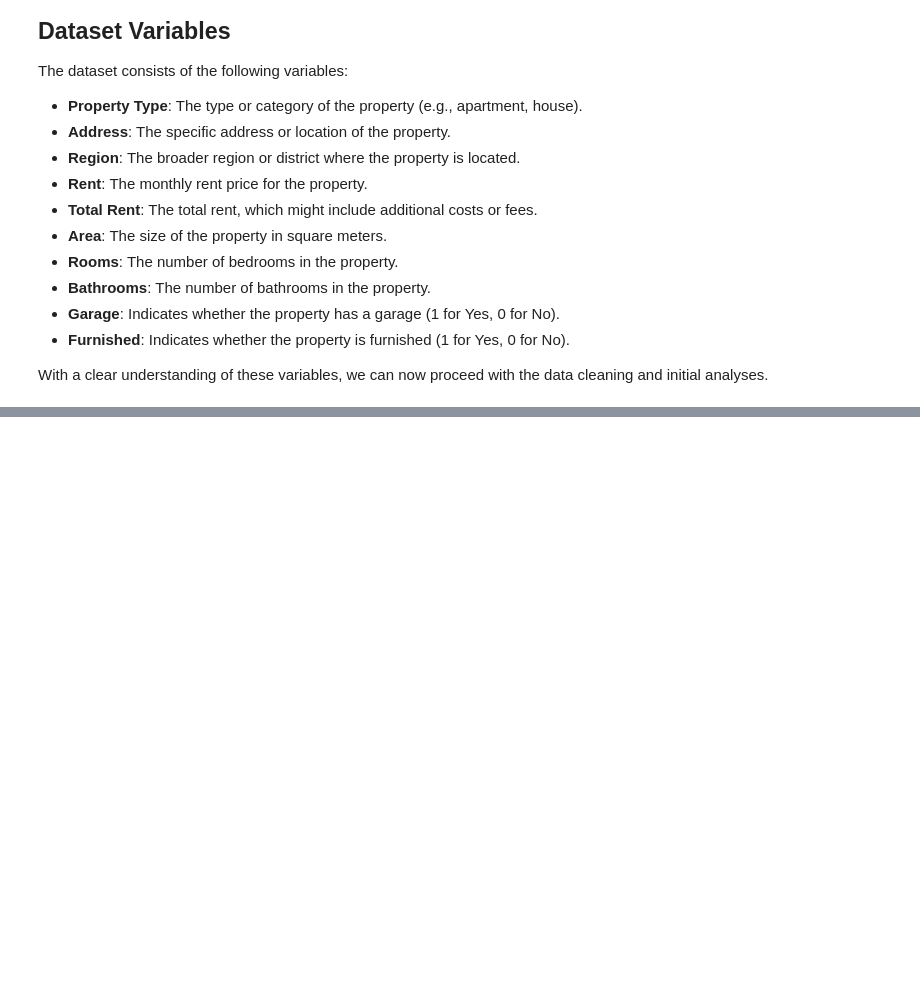
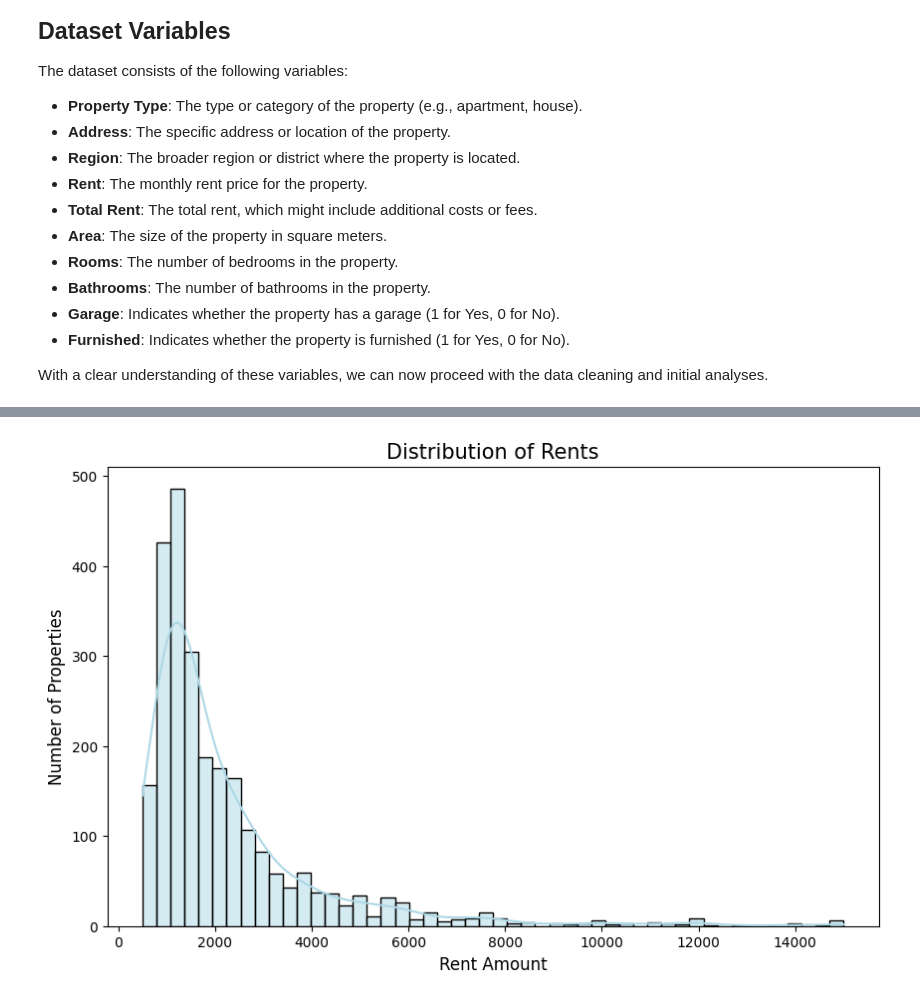
Before and after one commit to valeriolonde/Rio-Housing-Scrapper, a Jupyter notebook: Descriptive statistics.ipynb, the cells around one changed output, grey strips where cells are left out. Cells and saved outputs as stored; diff of their text form; code cells hidden in the pictures; blank space fills up the shorter version.

```diff
--- a/Descriptive statistics.ipynb
+++ b/Descriptive statistics.ipynb
@@ -95,0 +157,10 @@ df_cleaned.to_csv(path, index=False)
+# %%
+# 2. Distribution of Rents
+plt.figure(figsize=(10, 6))
+sns.histplot(df_cleaned['Rent'], bins=50, color='lightblue', kde=True)
+plt.title('Distribution of Rents', fontsize=15)
+plt.xlabel('Rent Amount', fontsize=12)
+plt.ylabel('Number of Properties', fontsize=12)
+plt.show()
+# %% [output]
+[figure, added]
```
Also changed, not shown: parts of 14 cells of this notebook, 1 other file.
